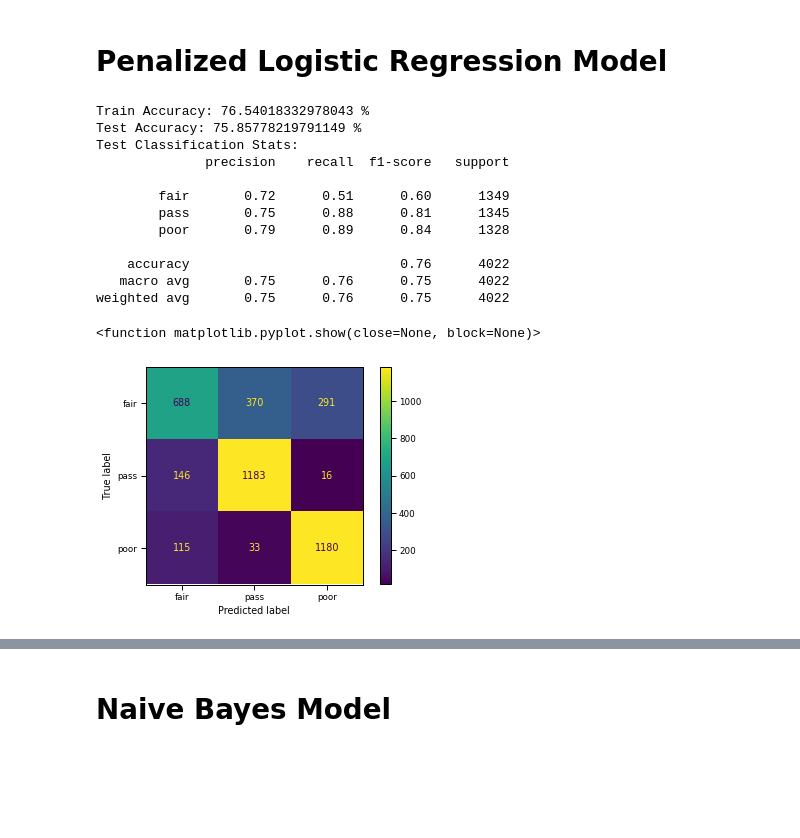
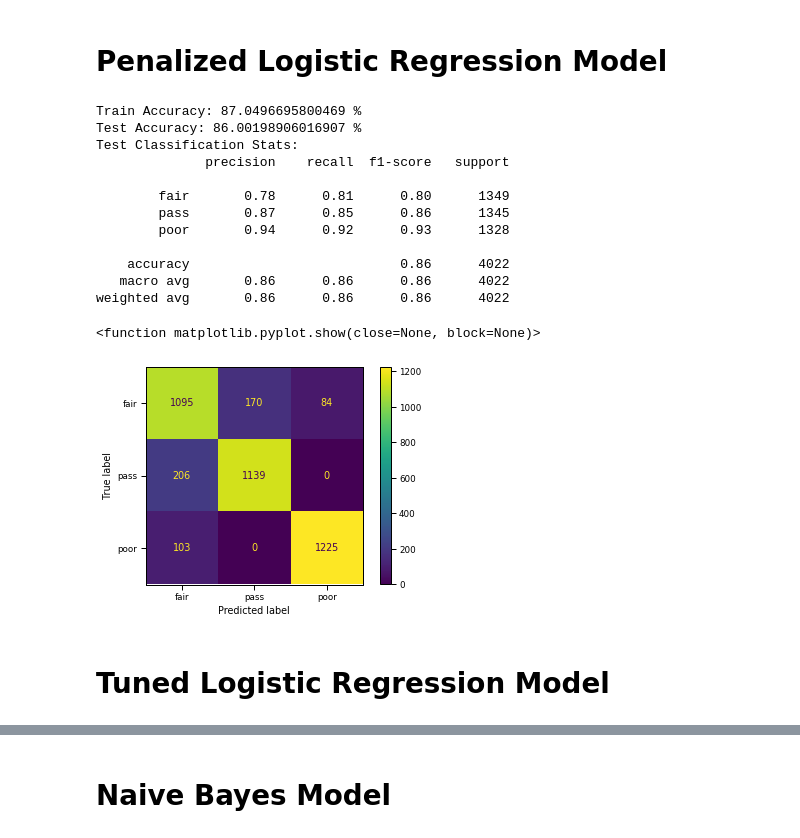
Before and after one commit to Oscar-Gil-Data/ADS-599B, a Jupyter notebook: Code Library Folder/Modeling(LA).ipynb, the cells around one changed output, grey strips where cells are left out. Cells and saved outputs as stored; diff of their text form; code cells hidden in the pictures; blank space fills up the shorter version.

```diff
--- a/Code Library Folder/Modeling(LA).ipynb
+++ b/Code Library Folder/Modeling(LA).ipynb
@@ -266,33 +267,35 @@ there appears to be overtrainng in the scaled model the accuracy is 100% looking
 # %%
 #Penalized logistic regression
 
 logpen = LogisticRegression(penalty ='l2',
-solver = 'liblinear', random_state=599)
-logpen.fit(X_train,y_train)
+solver = 'newton-cg', random_state=599)
+logpenn=logpen.fit(X_train,y_train)
 #evaluate on train data
 trainX1 = logpen.predict(X_train)
 print('Train Accuracy:', float(accuracy_score(y_train, trainX1))*100, '%')
 y_pred_pen = logpen.predict(X_test)
 #check the accuracy
 print('Test Accuracy:', float(accuracy_score(y_test, y_pred_pen))*100, '%')
 print('Test Classification Stats:')
 print(classification_report(y_test,y_pred_pen))
 #plot confusion matrix for Penalized logistic regression model
 l3=logpen.fit(X_train,y_train)
 plot_confusion_matrix(l3,X_test,y_test)
 plt.show
 # %% [output]
-Train Accuracy: 76.54018332978043 %
-Test Accuracy: 75.85778219791149 %
+Train Accuracy: 87.0496695800469 %
+Test Accuracy: 86.00198906016907 %
 Test Classification Stats:
               precision    recall  f1-score   support
 
-        fair       0.72      0.51      0.60      1349
-        pass       0.75      0.88      0.81      1345
-        poor       0.79      0.89      0.84      1328
+        fair       0.78      0.81      0.80      1349
+        pass       0.87      0.85      0.86      1345
+        poor       0.94      0.92      0.93      1328
 
-    accuracy                           0.76      4022
-   macro avg       0.75      0.76      0.75      4022
-weighted avg       0.75      0.76      0.75      4022
+    accuracy                           0.86      4022
+   macro avg       0.86      0.86      0.86      4022
+weighted avg       0.86      0.86      0.86      4022
 <function matplotlib.pyplot.show(close=None, block=None)>
-[figure, old version]
+[figure, new version]
+# %% [markdown]
+# Tuned Logistic Regression Model
```
Also changed, not shown: parts of 11 cells of this notebook.
